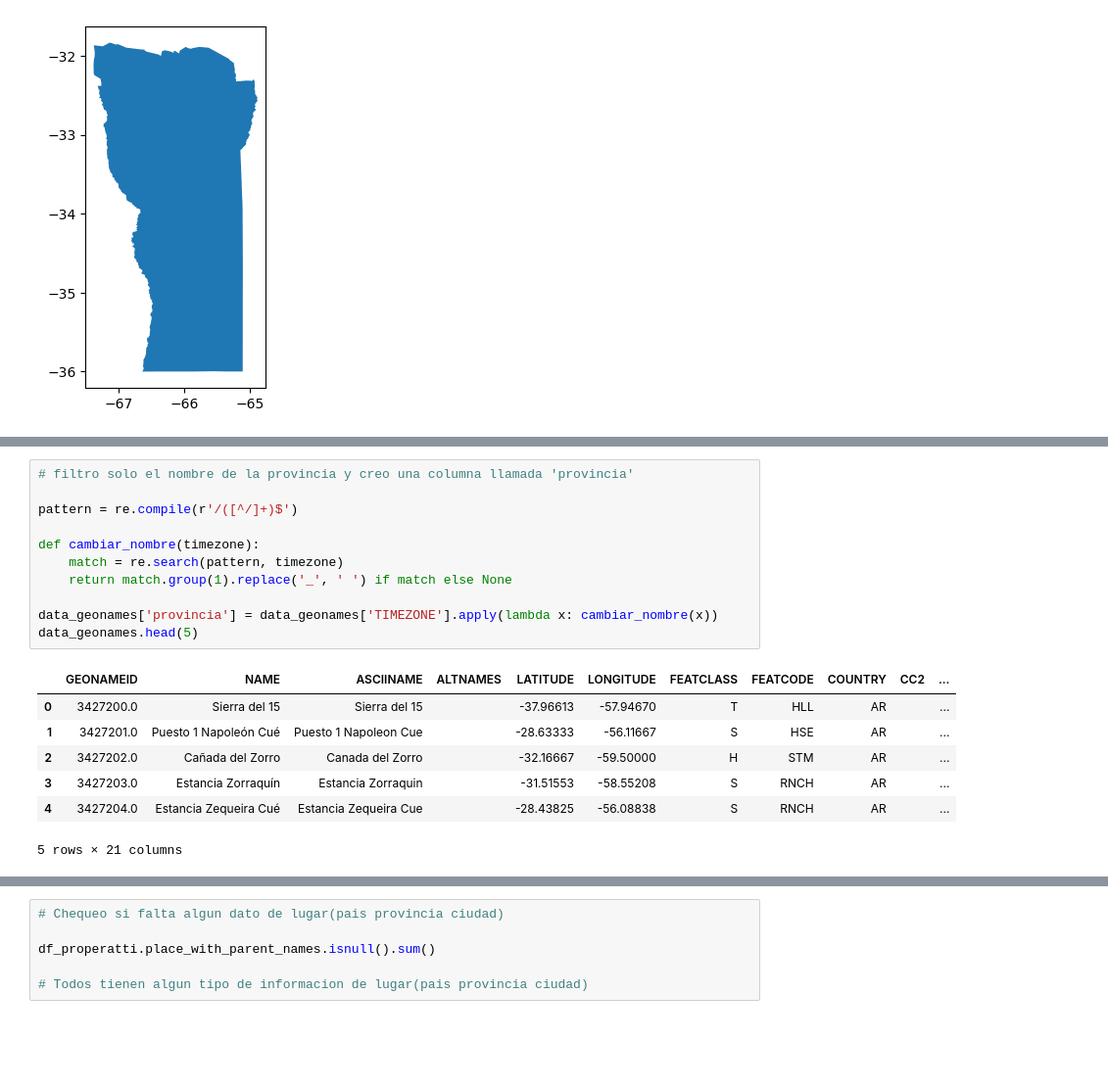
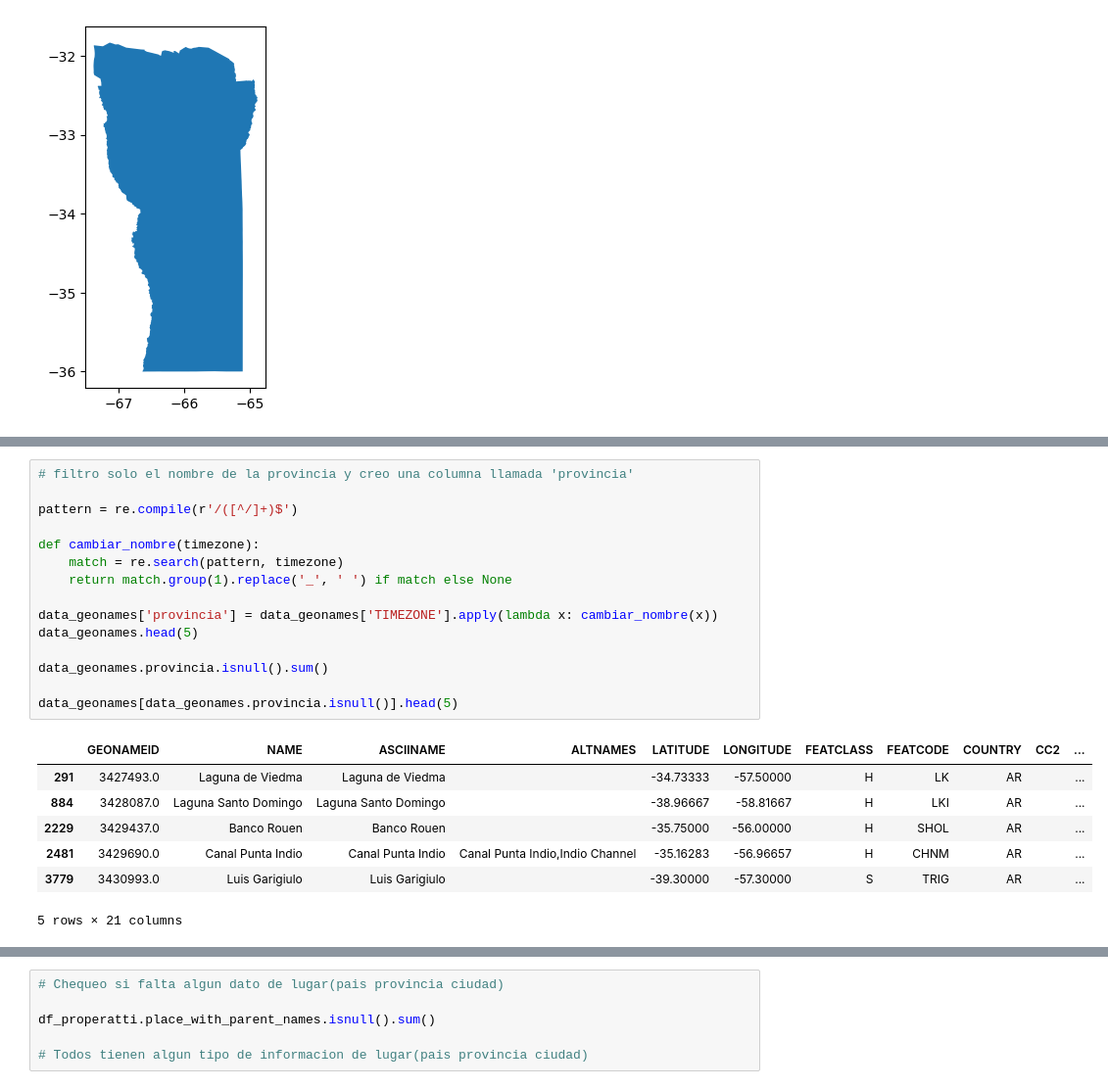
Before and after one commit to juansv2k2/property-price-analysis, a Jupyter notebook: Grupo 7.ipynb, the cells around one changed output, grey strips where cells are left out. Shown at 98% size. Saved outputs shown, nothing was run; the diff lists cells and outputs as text; blank space fills up the shorter version.

```diff
--- a/Grupo 7.ipynb
+++ b/Grupo 7.ipynb
@@ -138,21 +186,25 @@ data_geonames.head(3)
 # %%
 # filtro solo el nombre de la provincia y creo una columna llamada 'provincia'
 
 pattern = re.compile(r'/([^/]+)$')
 
 def cambiar_nombre(timezone):
     match = re.search(pattern, timezone)
     return match.group(1).replace('_', ' ') if match else None
 
 data_geonames['provincia'] = data_geonames['TIMEZONE'].apply(lambda x: cambiar_nombre(x))
 data_geonames.head(5)
+
+data_geonames.provincia.isnull().sum()
+
+data_geonames[data_geonames.provincia.isnull()].head(5)
 # %% [output]
 |  | GEONAMEID | NAME | ASCIINAME | ALTNAMES | LATITUDE | LONGITUDE | FEATCLASS | FEATCODE | COUNTRY | CC2 | ... |
-| 0 | 3427200.0 | Sierra del 15 | Sierra del 15 |  | -37.96613 | -57.94670 | T | HLL | AR |  | ... |
-| 1 | 3427201.0 | Puesto 1 Napoleón Cué | Puesto 1 Napoleon Cue |  | -28.63333 | -56.11667 | S | HSE | AR |  | ... |
-| 2 | 3427202.0 | Cañada del Zorro | Canada del Zorro |  | -32.16667 | -59.50000 | H | STM | AR |  | ... |
-| 3 | 3427203.0 | Estancia Zorraquín | Estancia Zorraquin |  | -31.51553 | -58.55208 | S | RNCH | AR |  | ... |
-| 4 | 3427204.0 | Estancia Zequeira Cué | Estancia Zequeira Cue |  | -28.43825 | -56.08838 | S | RNCH | AR |  | ... |
+| 291 | 3427493.0 | Laguna de Viedma | Laguna de Viedma |  | -34.73333 | -57.50000 | H | LK | AR |  | ... |
+| 884 | 3428087.0 | Laguna Santo Domingo | Laguna Santo Domingo |  | -38.96667 | -58.81667 | H | LKI | AR |  | ... |
+| 2229 | 3429437.0 | Banco Rouen | Banco Rouen |  | -35.75000 | -56.00000 | H | SHOL | AR |  | ... |
+| 2481 | 3429690.0 | Canal Punta Indio | Canal Punta Indio | Canal Punta Indio,Indio Channel | -35.16283 | -56.96657 | H | CHNM | AR |  | ... |
+| 3779 | 3430993.0 | Luis Garigiulo | Luis Garigiulo |  | -39.30000 | -57.30000 | S | TRIG | AR |  | ... |
 5 rows × 21 columns
 # %%
 # cuento cuantas filas hay en df_properatti que no tienen ninguna info geografica
```
Also changed, not shown: parts of 31 cells of this notebook.
